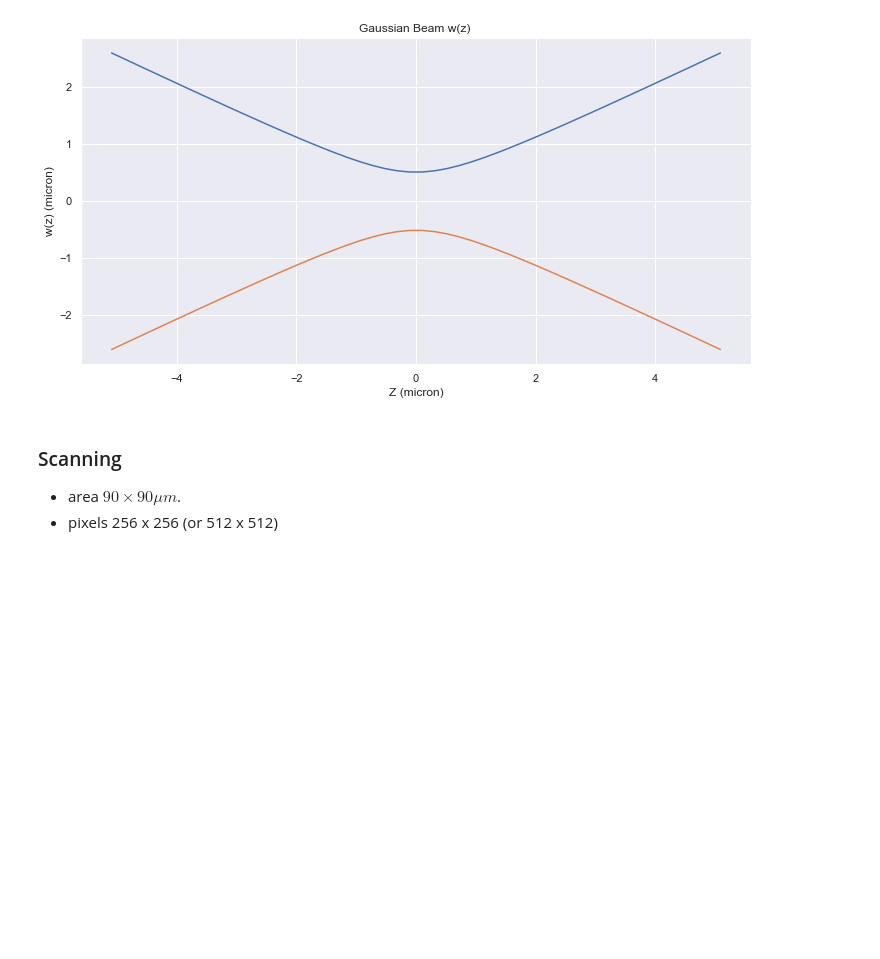
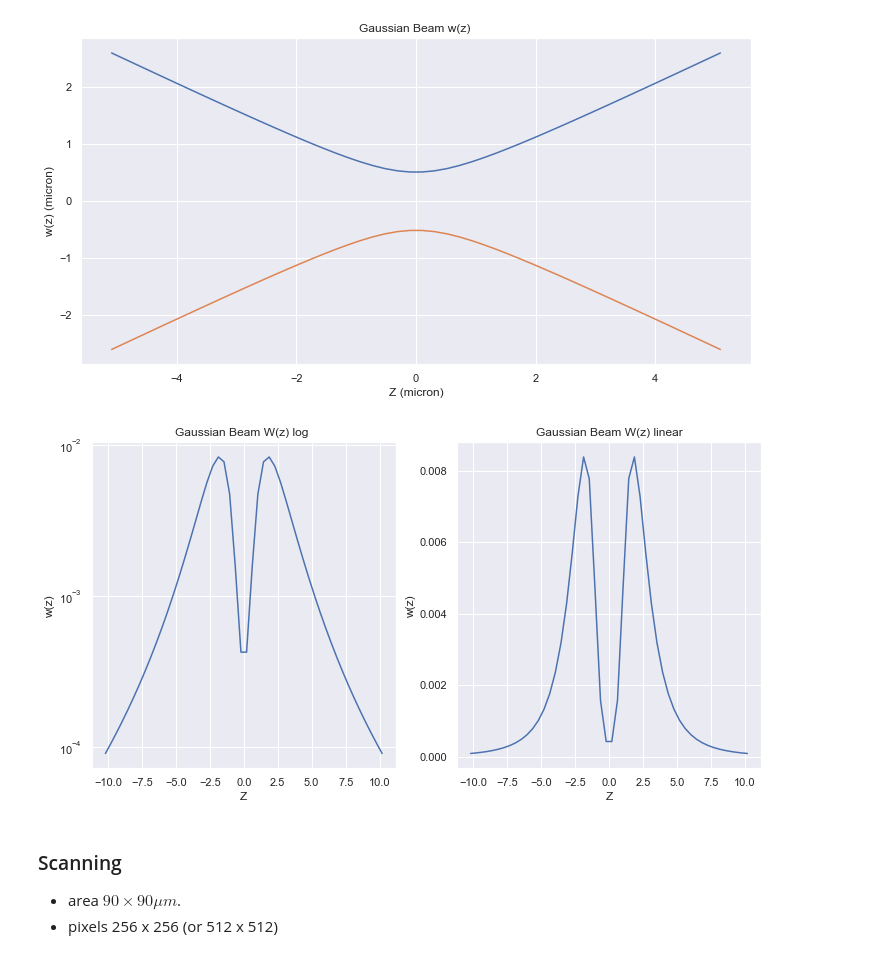
Before and after one commit to franmon/sabatnb, a Jupyter notebook: TwoPhotonShort.ipynb, the cells around one changed output. Drawn from its saved outputs; the diff is of its cells as text; code cells hidden in the pictures; blank space fills up the shorter version.

```diff
--- a/TwoPhotonShort.ipynb
+++ b/TwoPhotonShort.ipynb
@@ -371,6 +371,25 @@ plt.title ("Gaussian Beam w(z) ")
 plt.grid(True)
 # %% [output]
 [figure]
+# %%
+Z = np.linspace(-10 * gb.zr(), 10 * gb.zr())
+WZ = [gb.I(z, 2 * gb.w0()) for z in Z]
+# %%
+fig = plt.figure(figsize=(12,6))
+ax      = fig.add_subplot(1, 2, 1)
+plt.semilogy(Z/micron, WZ)
+plt.xlabel("Z")
+plt.ylabel("w(z)")
+plt.title ("Gaussian Beam W(z) log ")
+plt.grid(True)
+ax      = fig.add_subplot(1, 2, 2)
+plt.plot(Z/micron, WZ)
+plt.xlabel("Z")
+plt.ylabel("w(z)")
+plt.title ("Gaussian Beam W(z) linear")
+plt.grid(True)
+# %% [output]
+[figure, added]
 # %% [markdown]
 ### Scanning
 - area $90 \times 90 \mu m$.
```
Also changed, not shown: parts of 2 cells of this notebook, 1 other file.
